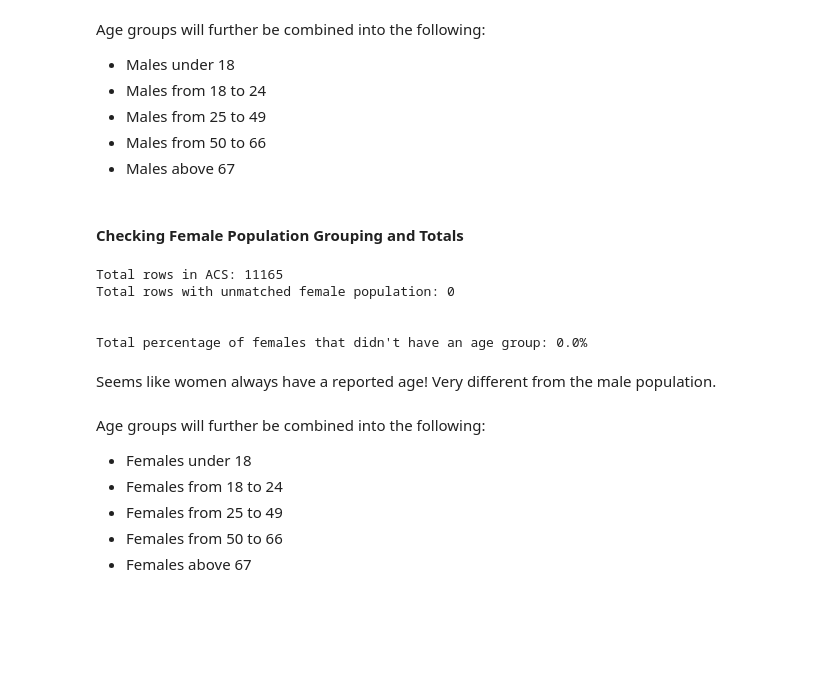
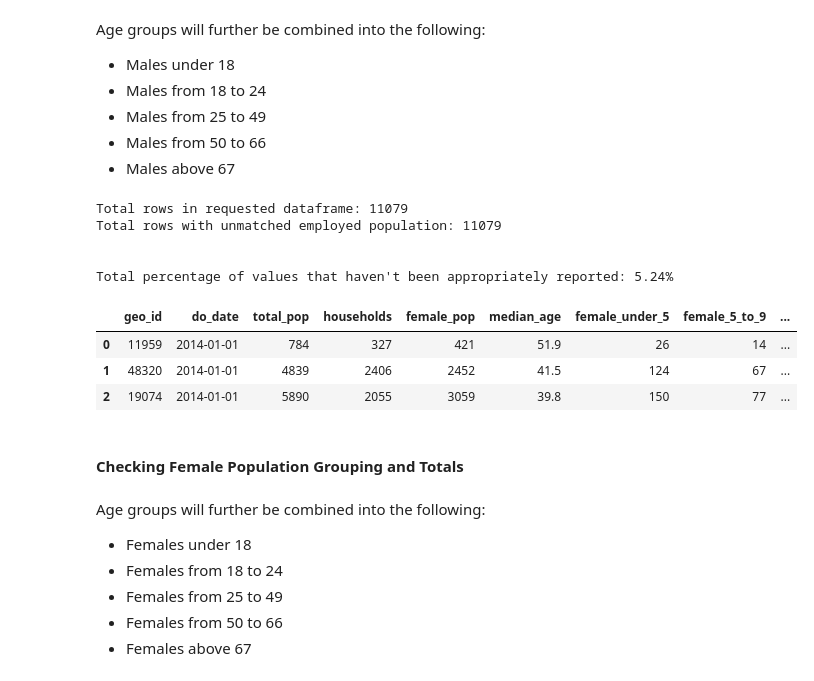
Before and after one commit to valgarland/zri_ml_capstone, a Jupyter notebook: Working/ACS Cleaning and Analysis_vg.ipynb, the cells around one changed output. Saved outputs shown, nothing was run; the diff lists cells and outputs as text; code cells hidden in the pictures; blank space fills up the shorter version.

```diff
--- a/Working/ACS Cleaning and Analysis_vg.ipynb
+++ b/Working/ACS Cleaning and Analysis_vg.ipynb
@@ -227,3 +375,4 @@ Based on the results above, it seems like the data pertaining to marital status
 # %%
 #Dropping marital status columns
-ACS = ACS.drop(columns = ['pop_never_married', 'pop_now_married', 'pop_separated', 'pop_widowed', 'pop_divorced'])
+ACS.drop(columns = ['pop_never_married', 'pop_now_married', 'pop_separated', 'pop_widowed', 'pop_divorced'],
+         inplace = True)
@@ -230,3 +399,6 @@ ACS = ACS.drop(columns = ['pop_never_married', 'pop_now_married', 'pop_separated
+# %%
+ACS.drop(columns = ['speak_spanish_at_home', 'speak_only_english_at_home', 'speak_only_english_at_home',
+                   'speak_spanish_at_home_low_english'], inplace = True)
 # %% [markdown]
 ### Population Age Groups
 # %% [markdown]
@@ -234,28 +406,3 @@ To further reduce the number of columns in the ACS data set, columns reporting v
 Before doing so, total values will be checked with the "dummified" groupings.
 # %% [markdown]
 #### Checking Male Population Grouping and Totals
-# %%
-ACS['male_pop'] = ACS['male_pop'].astype(float)
-
-#Creating a list of all columns containing the word 'male'
-male_cols = [x for x in ACS.columns if x.startswith('male_')]
-
-#Creating a list of male population grouped by age
-male_ages = male_cols[1:male_cols.index('male_male_households')]
-
-#Converting male population grouped by age columns to int
-ACS[male_ages] = ACS[male_ages].astype(int)
-ACS['male_pop_check'] = ACS[male_ages].sum(axis = 1)
-ACS['male_pop_check'] = ACS['male_pop_check'].astype(float)
-
-#Comparing total male population from ACS with sum of male population grouped by age
-print(f'Total rows in ACS: {ACS.shape[0]}')
-print(f'Total rows with unmatched male population: {ACS.loc[ACS1.male_pop != ACS.male_pop_check].shape[0]}\n\n')
-
-#Creating an 'unknown' male age column to later drop the total male population column
-ACS['male_x_age'] = ACS['male_pop'] - ACS['male_pop_check']
-ACS['male_x_age'] = ACS['male_x_age'].astype(float)
-
-#Reporting percentage of males that haven't reported their age
-perc_male_x_age = round(ACS['male_x_age'].sum() / ACS['male_pop'].sum() *100,2)
-print(f'Total percentage of males that didn\'t have an age group: {perc_male_x_age}%')
@@ -281,7 +422,3 @@ ACS['male_25_to_49'] = ACS['male_25_to_29'] + ACS['male_30_to_34'] + ACS['male_3
 ACS['male_50_to_66'] = ACS['male_50_to_54'] + ACS['male_55_to_59'] + ACS['male_65_to_66']
 ACS['male_above_67'] = ACS['male_67_to_69'] + ACS['male_70_to_74'] + ACS['male_75_to_79'] + ACS['male_80_to_84'] +\
                         ACS['male_85_and_over']
-# %%
-#Dropping all other columns related to male population by age group
-ACS = ACS.drop(columns = male_ages)
-ACS = ACS.drop(columns = ['male_pop_check', 'male_pop'])
@@ -288,38 +489,18 @@ ACS = ACS.drop(columns = ['male_pop_check', 'male_pop'])
+# %%
+clean_group_distribution(ACS, 'male_', ACS['male_pop'], 1, 'male_male_households', 1)
+# %% [output]
+Total rows in requested dataframe: 11079
+Total rows with unmatched employed population: 11079
+
+
+Total percentage of values that haven't been appropriately reported: 5.24%
+|  | geo_id | do_date | total_pop | households | female_pop | median_age | female_under_5 | female_5_to_9 | ... |
+| 0 | 11959 | 2014-01-01 | 784 | 327 | 421 | 51.9 | 26 | 14 | ... |
+| 1 | 48320 | 2014-01-01 | 4839 | 2406 | 2452 | 41.5 | 124 | 67 | ... |
+| 2 | 19074 | 2014-01-01 | 5890 | 2055 | 3059 | 39.8 | 150 | 77 | ... |
 # %% [markdown]
 #### Checking Female Population Grouping and Totals
-# %%
-ACS['female_pop'] = ACS['female_pop'].astype(float)
-
-#Creating a list of all columns containing the word 'male'
-female_cols = [x for x in ACS.columns if x.startswith('female_')]
-
-#Creating a list of male population grouped by age
-female_ages = female_cols[1:female_cols.index('female_female_households')]
-
-#Converting male population grouped by age columns to int
-ACS[female_ages] = ACS[female_ages].astype(float)
-ACS['female_pop_check'] = ACS[female_ages].sum(axis = 1)
-ACS['female_pop_check'] = ACS['female_pop_check'].astype(float)
-
-#Comparing total male population from ACS with sum of male population grouped by age
-print(f'Total rows in ACS: {ACS.shape[0]}')
-print(f'Total rows with unmatched female population: {ACS.loc[ACS.female_pop != ACS.female_pop_check].shape[0]}\n\n')
-
-#Creating an 'unknown' female age column to later drop the total male population column
-ACS['female_x_age'] = ACS['female_pop'] - ACS['female_pop_check']
-ACS['female_x_age'] = ACS['female_x_age'].astype(float)
-
-#Reporting percentage of males that haven't reported their age
-perc_female_x_age = round(ACS['female_x_age'].sum() / ACS['female_pop'].sum() *100,2)
-print(f'Total percentage of females that didn\'t have an age group: {perc_female_x_age}%')
-# %% [output]
-Total rows in ACS: 11165
-Total rows with unmatched female population: 0
-
-
-Total percentage of females that didn't have an age group: 0.0%
 # %% [markdown]
-Seems like women always have a reported age! Very different from the male population.<br><br>
 Age groups will further be combined into the following:<br>
 - Females under 18
 - Females from 18 to 24
```
Also changed, not shown: parts of 65 cells of this notebook.
